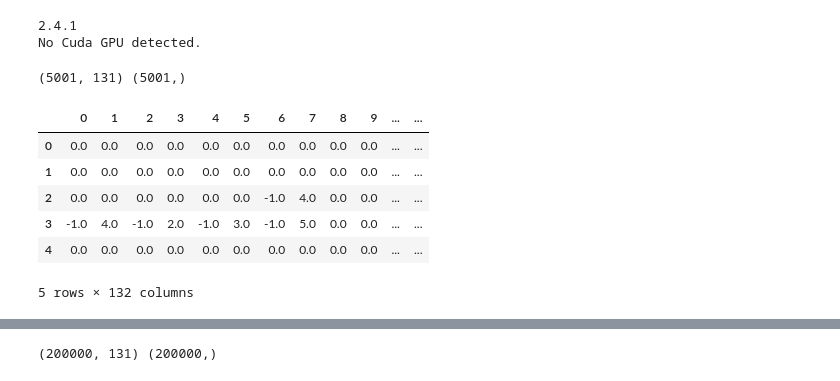
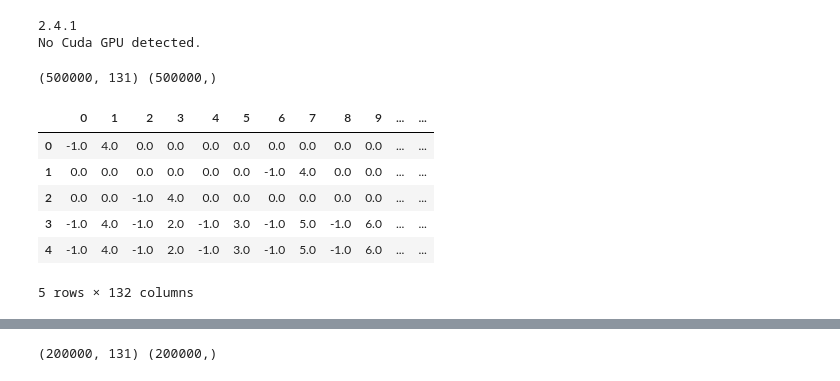
Before and after one commit to gaetanserre/GAiA, a Jupyter notebook: notebooks/Tensorflow_model.ipynb, the cells around one changed output, grey strips where cells are left out. Saved outputs shown, nothing was run; the diff lists cells and outputs as text; code cells hidden in the pictures.

```diff
--- a/notebooks/Tensorflow_model.ipynb
+++ b/notebooks/Tensorflow_model.ipynb
@@ -40,22 +40,22 @@ def plotPred (y_true, preds):
     plt.ylabel('Predicted values')
     plt.legend()
 # %%
-dataframe_encoded = pd.read_csv('Datasets/dataset.csv')
+dataframe_encoded = pd.read_csv('Datasets/dataset.csv', nrows=500000)
 features = dataframe_encoded.columns[:-1]
 cps = dataframe_encoded.columns[-1]
 
 X = dataframe_encoded[features].values
 y = dataframe_encoded[cps].values
 print(X.shape, y.shape)
 dataframe_encoded.head()
 # %% [output]
-(5001, 131) (5001,)
+(500000, 131) (500000,)
 |  | 0 | 1 | 2 | 3 | 4 | 5 | 6 | 7 | 8 | 9 | ... | ... |
-| 0 | 0.0 | 0.0 | 0.0 | 0.0 | 0.0 | 0.0 | 0.0 | 0.0 | 0.0 | 0.0 | ... | ... |
-| 1 | 0.0 | 0.0 | 0.0 | 0.0 | 0.0 | 0.0 | 0.0 | 0.0 | 0.0 | 0.0 | ... | ... |
-| 2 | 0.0 | 0.0 | 0.0 | 0.0 | 0.0 | 0.0 | -1.0 | 4.0 | 0.0 | 0.0 | ... | ... |
-| 3 | -1.0 | 4.0 | -1.0 | 2.0 | -1.0 | 3.0 | -1.0 | 5.0 | 0.0 | 0.0 | ... | ... |
-| 4 | 0.0 | 0.0 | 0.0 | 0.0 | 0.0 | 0.0 | 0.0 | 0.0 | 0.0 | 0.0 | ... | ... |
+| 0 | -1.0 | 4.0 | 0.0 | 0.0 | 0.0 | 0.0 | 0.0 | 0.0 | 0.0 | 0.0 | ... | ... |
+| 1 | 0.0 | 0.0 | 0.0 | 0.0 | 0.0 | 0.0 | -1.0 | 4.0 | 0.0 | 0.0 | ... | ... |
+| 2 | 0.0 | 0.0 | -1.0 | 4.0 | 0.0 | 0.0 | 0.0 | 0.0 | 0.0 | 0.0 | ... | ... |
+| 3 | -1.0 | 4.0 | -1.0 | 2.0 | -1.0 | 3.0 | -1.0 | 5.0 | -1.0 | 6.0 | ... | ... |
+| 4 | -1.0 | 4.0 | -1.0 | 2.0 | -1.0 | 3.0 | -1.0 | 5.0 | -1.0 | 6.0 | ... | ... |
 5 rows × 132 columns
 # %%
 X_train, X_test, y_train, y_test = train_test_split(X, y, test_size=0.2)
```
Also changed, not shown: parts of 6 cells of this notebook, 9 other files.
